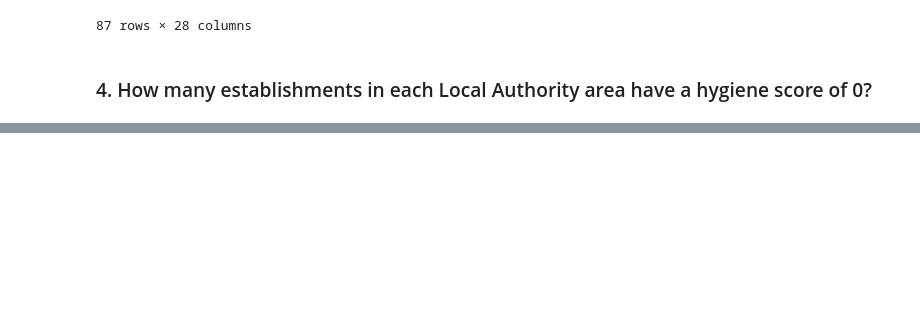
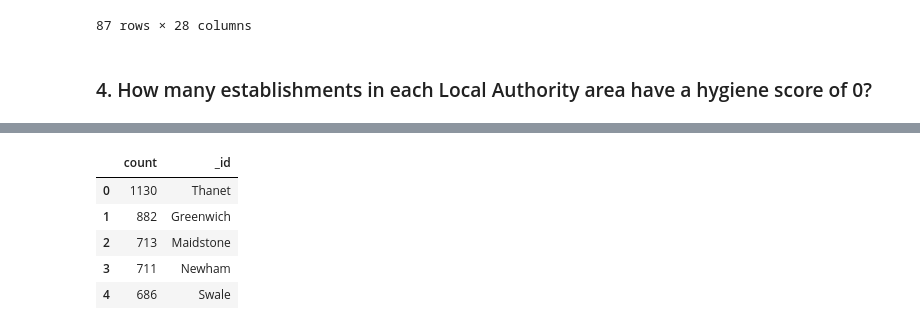
Before and after one commit to lynnlee2002/nosql-challenge, a Jupyter notebook: Starter_Code/NoSQL_analysis_starter.ipynb, the cells around one changed output, grey strips where cells are left out. Saved outputs shown, nothing was run; the diff lists cells and outputs as text; code cells hidden in the pictures; blank space fills up the shorter version.

```diff
--- a/Starter_Code/NoSQL_analysis_starter.ipynb
+++ b/Starter_Code/NoSQL_analysis_starter.ipynb
@@ -310,0 +298,11 @@ First 10 rows:
+# %%
+# Rename the columns
+hygiene_0_df = hygiene_0_df.rename(columns={"_id.LocalAuthorityName": "_id"})
+hygiene_0_df.head()
+# %% [output]
+|  | count | _id |
+| 0 | 1130 | Thanet |
+| 1 | 882 | Greenwich |
+| 2 | 713 | Maidstone |
+| 3 | 711 | Newham |
+| 4 | 686 | Swale |
```
Also changed, not shown: parts of 7 cells of this notebook.
